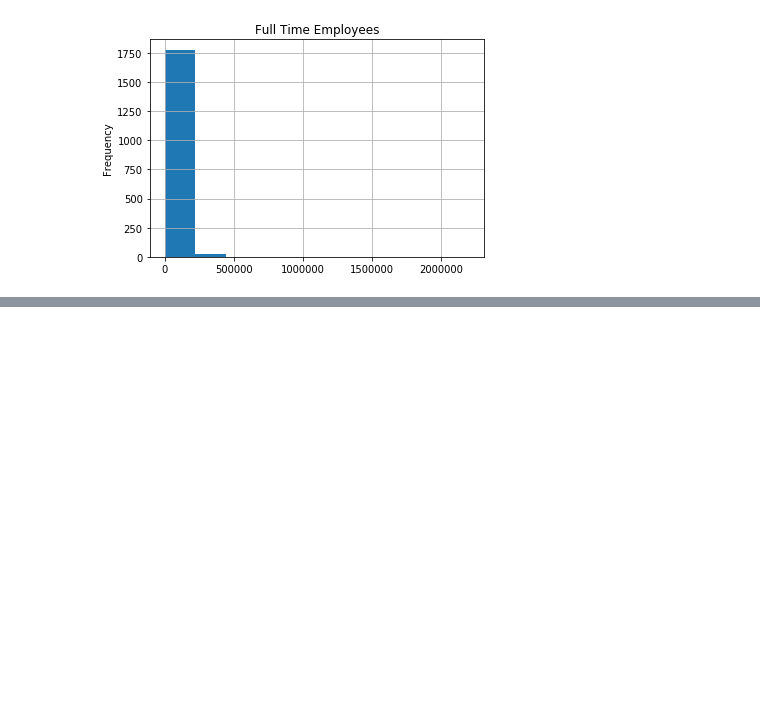
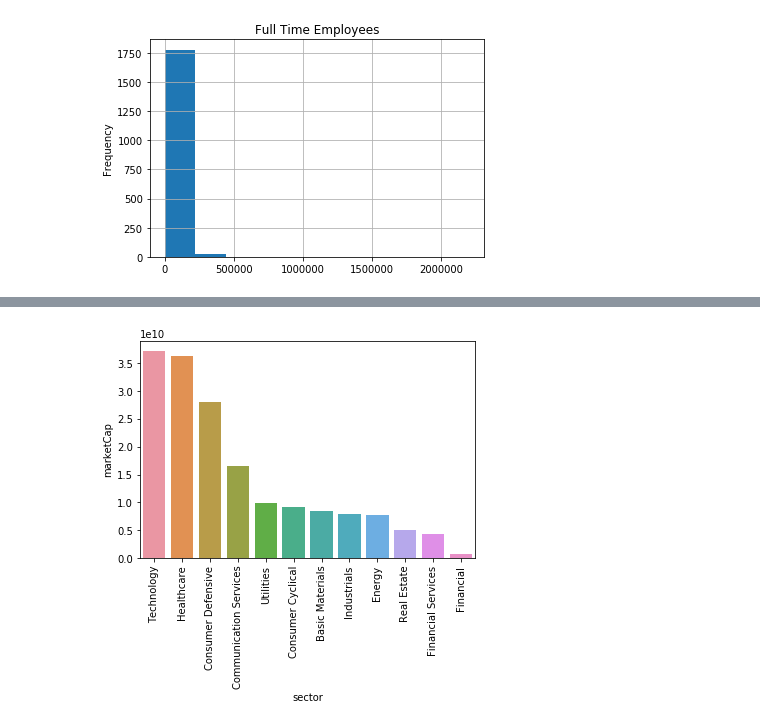
Before and after one commit to ipatel467/Stock-Market-Analysis, a Jupyter notebook: Stocks.ipynb, the cells around one changed output, grey strips where cells are left out. Drawn from its saved outputs; the diff is of its cells as text; code cells hidden in the pictures; blank space fills up the shorter version.

```diff
--- a/Stocks.ipynb
+++ b/Stocks.ipynb
@@ -239,0 +250,7 @@ plt.ylabel('Frequency');
+# %%
+avg_sector_mcaps = full_fin_stocks_df.groupby('sector').agg({'marketCap':'mean'}).reset_index().sort_values('marketCap',ascending=False)
+# %%
+sns.barplot(data = avg_sector_mcaps ,x='sector',y='marketCap');
+plt.xticks(rotation=90);
+# %% [output]
+[figure, added]
```
Also changed, not shown: parts of 2 cells of this notebook.
